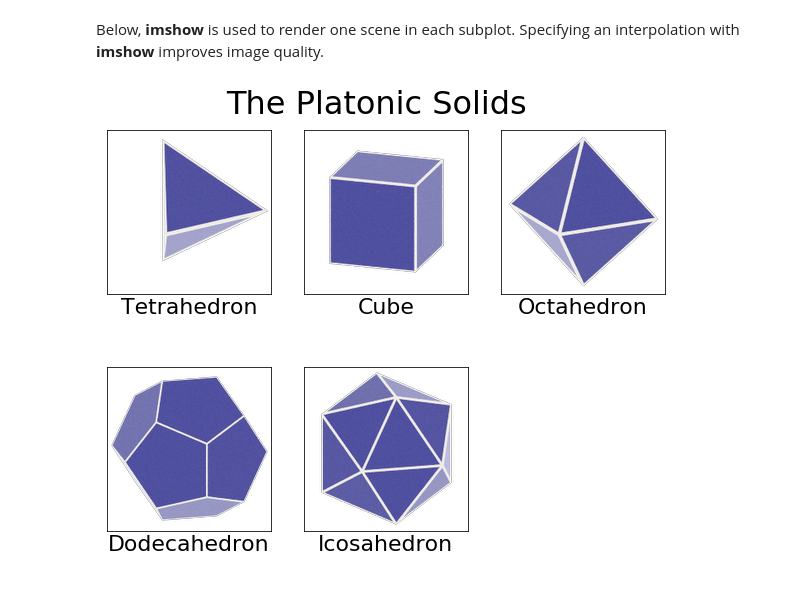
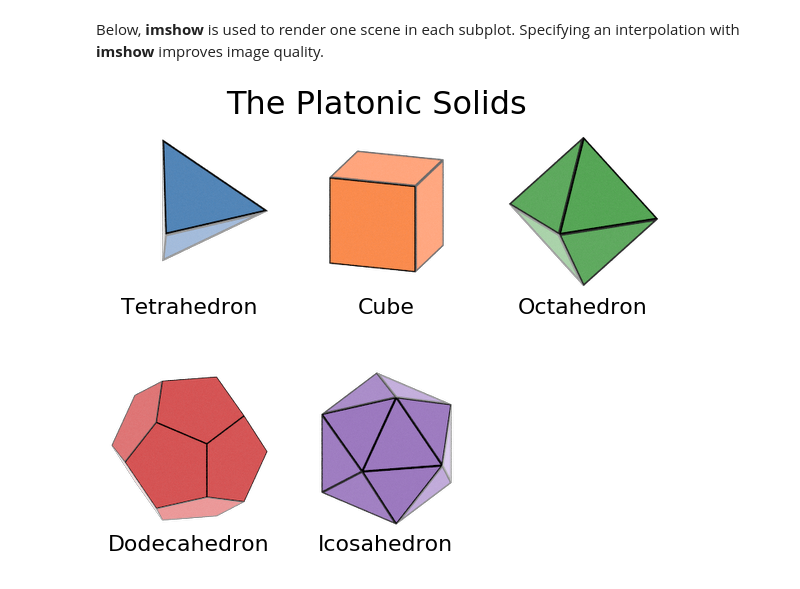
Before and after one commit to glotzerlab/fresnel-examples, a Jupyter notebook: 02-Advanced-topics/04-Rendering-images-in-matplotlib.ipynb, the cells around one changed output. Drawn from its saved outputs; the diff is of its cells as text; code cells hidden in the pictures.

```diff
--- a/02-Advanced-topics/04-Rendering-images-in-matplotlib.ipynb
+++ b/02-Advanced-topics/04-Rendering-images-in-matplotlib.ipynb
@@ -66,22 +67,23 @@ platonic_solid_vertices = {
 # %% [markdown]
 The `render` function returns a NumPy array of the output buffer, which can be passed directly to **imshow**.
 # %%
-def render(shape):
+def render(shape, color_id=0):
     verts = platonic_solid_vertices[shape]
     scene = fresnel.Scene(fresnel.Device(mode='cpu'))
     scene.lights = fresnel.light.lightbox()
     poly_info = fresnel.util.convex_polyhedron_from_vertices(verts)
+    cmap = matplotlib.cm.get_cmap('tab10')
     geometry = fresnel.geometry.ConvexPolyhedron(
         scene, poly_info,
         position = [0, 0, 0],
         orientation = [0.975528, 0.154508, -0.154508, -0.024472],
         outline_width = 0.015)
     geometry.material = fresnel.material.Material(
-        color = fresnel.color.linear([0.1, 0.1, 0.6]),
+        color = fresnel.color.linear(cmap(color_id)[:3]),
         roughness = 0.1,
         specular = 1)
     geometry.outline_material = fresnel.material.Material(
-        color = (0.95,0.93,0.88),
+        color = (0., 0., 0.),
         roughness = 0.1,
         metal = 1.0)
 
@@ -89,25 +91,32 @@ def render(shape):
     out = fresnel.pathtrace(scene, samples=64,
                             light_samples=32,
                             w=200, h=200)
-    return np.asarray(out.buf)
+    return out[:]
 # %% [markdown]
 Below, **imshow** is used to render one scene in each subplot. Specifying an interpolation with **imshow** improves image quality.
 # %%
-def show_shape(shape, location):
+def show_shape(shape, location, color_id):
     ax = axs[location]
-    ax.imshow(render(shape), interpolation='lanczos')
-    ax.set_xticks([])
-    ax.set_yticks([])
+    ax.imshow(render(shape, color_id), interpolation='lanczos')
     ax.set_xlabel(shape, fontsize=22)
 
 fig, axs = plt.subplots(ncols=3, nrows=2, figsize=(10, 8))
-show_shape('Tetrahedron', (0, 0))
-show_shape('Cube', (0, 1))
-show_shape('Octahedron', (0, 2))
-show_shape('Dodecahedron', (1, 0))
-show_shape('Icosahedron', (1, 1))
-axs[1, 2].axis('off')
+
+show_shape('Tetrahedron', (0, 0), 0)
+show_shape('Cube', (0, 1), 1)
+show_shape('Octahedron', (0, 2), 2)
+show_shape('Dodecahedron', (1, 0), 3)
+show_shape('Icosahedron', (1, 1), 4)
+
+for ax in axs.flatten():
+    ax.set_xticks([])
+    ax.set_yticks([])
+    ax.spines['right'].set_visible(False)
+    ax.spines['top'].set_visible(False)
+    ax.spines['bottom'].set_visible(False)
+    ax.spines['left'].set_visible(False)
+
 fig.suptitle('The Platonic Solids', y=0.92, fontsize=32)
 plt.show()
 # %% [output]
-[figure, old version]
+[figure, new version]
```
Also changed, not shown: parts of 2 cells of this notebook.
